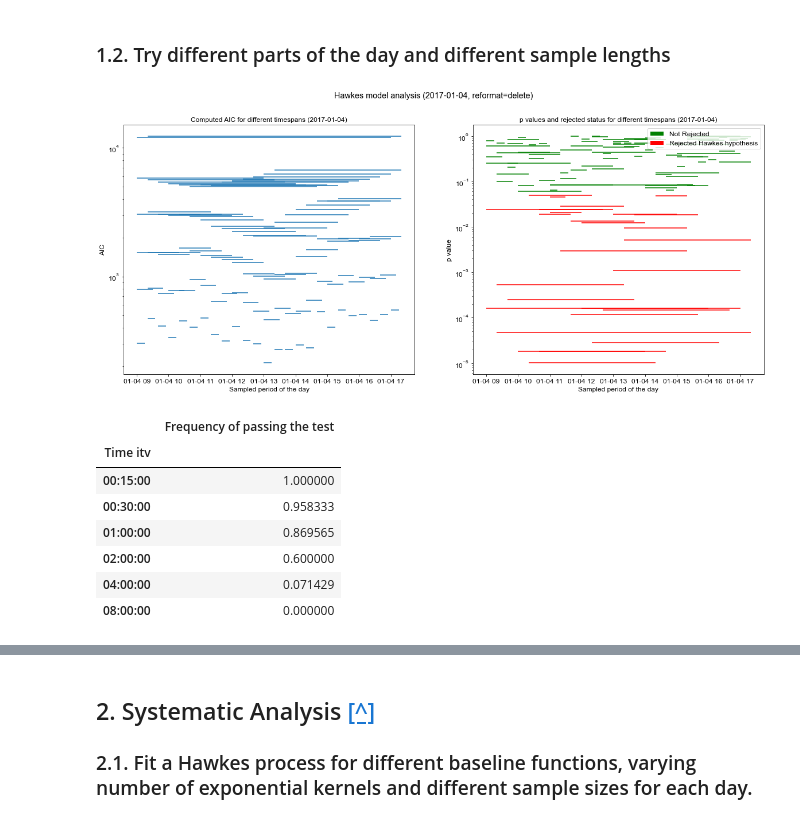
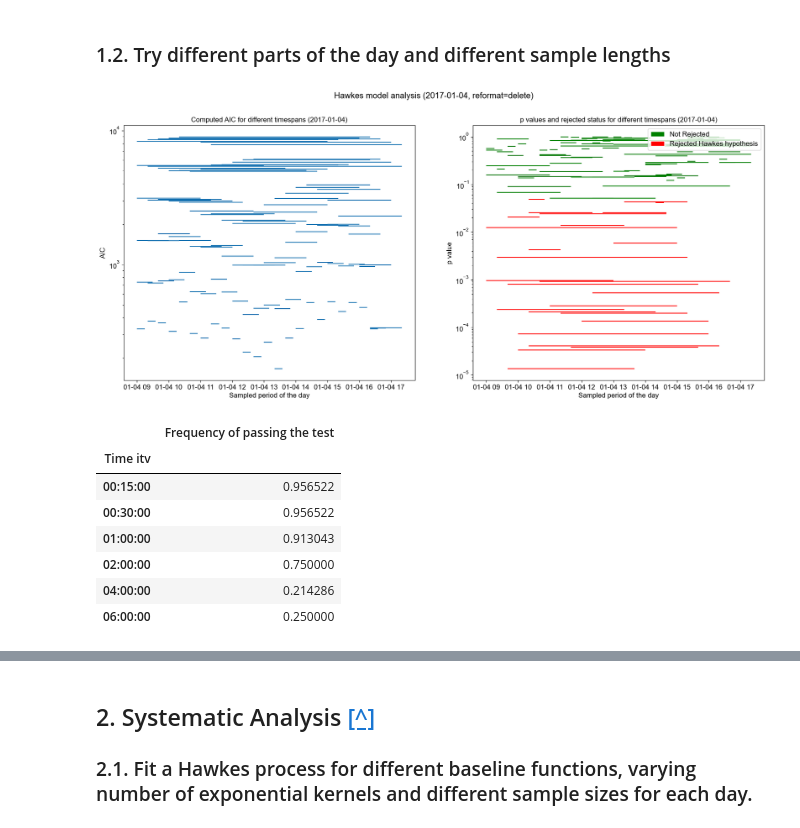
Before and after one commit to PierreArtigalaCS/DHF, a Jupyter notebook: DHF-LAB5-ARTIGALA-CHATAIGNAULT.ipynb, the cells around one changed output, grey strips where cells are left out. Drawn from its saved outputs; the diff is of its cells as text; code cells hidden in the pictures.

```diff
--- a/DHF-LAB5-ARTIGALA-CHATAIGNAULT.ipynb
+++ b/DHF-LAB5-ARTIGALA-CHATAIGNAULT.ipynb
@@ -30,7 +30,11 @@ def load_trades_day(date: datetime)->pd.DataFrame:
     # Set the timestamps as index
     df.set_index("ts", drop=True, inplace=True)
     df.index = pd.to_datetime(df.index, format="%Y-%m-%d %H:%M:%S.%f")
-    return df
+    # Keep data from 9:30 to 17:00 only (remove 9:00-9:30 and 17:00-17:30)
+    year, month, day = date.year, date.month, date.day
+    start = datetime(year=year, month=month, day=day, hour=9, minute=30)
+    end = datetime(year=year, month=month, day=day, hour=17, minute=0)
+    return df.loc[start:end]
 
 def load_arrival_times(day: datetime)->pd.Series:
     """Get the event times for a given day."""
@@ -142,7 +146,7 @@ def test_hawkes_different_times_of_day(
     """
     Fits a Hawkes process with constant baseline intensity and a single exponential kernel with MLE.
     The fits are realized for different time intervals accros the day (starts_minutes x lengths_minutes).
-    Returns the AIC of each combination between 9 am and 5:30pm.
+    Returns the AIC of each combination between 9:30am and 5:00pm.
     """
     # Shift the start of the day to 9am (markets opening)
     day = datetime(year=day.year, month=day.month, day=day.day, hour=9)
@@ -284,20 +288,20 @@ def test_stats(
     return success_frequency.fillna(0)
 # %%
 day = datetime(2017, 1, 4)
-lenghts_minutes = [15, 30, 60, 120, 240, 480]
-starts_minutes = range(0, 481, 20)
+lenghts_minutes = [15, 30, 60, 120, 240, 360]
+starts_minutes = range(0, 451, 20)
 confidence_interval = 0.05
 reformat = "delete"
 
 res = plot_AIC_p_values(
     day=day,
     lenghts_minutes=lenghts_minutes,
     starts_minutes=starts_minutes,
     confidence_interval=confidence_interval,
     reformat=reformat
 )
 # %% [output]
-[figure, old version]
+[figure, new version]
 # %%
 success_frequencies = test_stats(
     day=day,
@@ -310,12 +314,12 @@ success_frequencies
 # %% [output]
 |  | Frequency of passing the test |
 | Time itv |  |
-| 00:15:00 | 1.000000 |
-| 00:30:00 | 0.958333 |
-| 01:00:00 | 0.869565 |
-| 02:00:00 | 0.600000 |
-| 04:00:00 | 0.071429 |
-| 08:00:00 | 0.000000 |
+| 00:15:00 | 0.956522 |
+| 00:30:00 | 0.956522 |
+| 01:00:00 | 0.913043 |
+| 02:00:00 | 0.750000 |
+| 04:00:00 | 0.214286 |
+| 06:00:00 | 0.250000 |
 # %%
 # Timespans which uniformity test has not been rejected (top 10 p-values):
 res.loc[res["Significantly Rejected"]==False].sort_values(by="p value", ascending=False).head(10)
```
Also changed, not shown: parts of 20 cells of this notebook.
